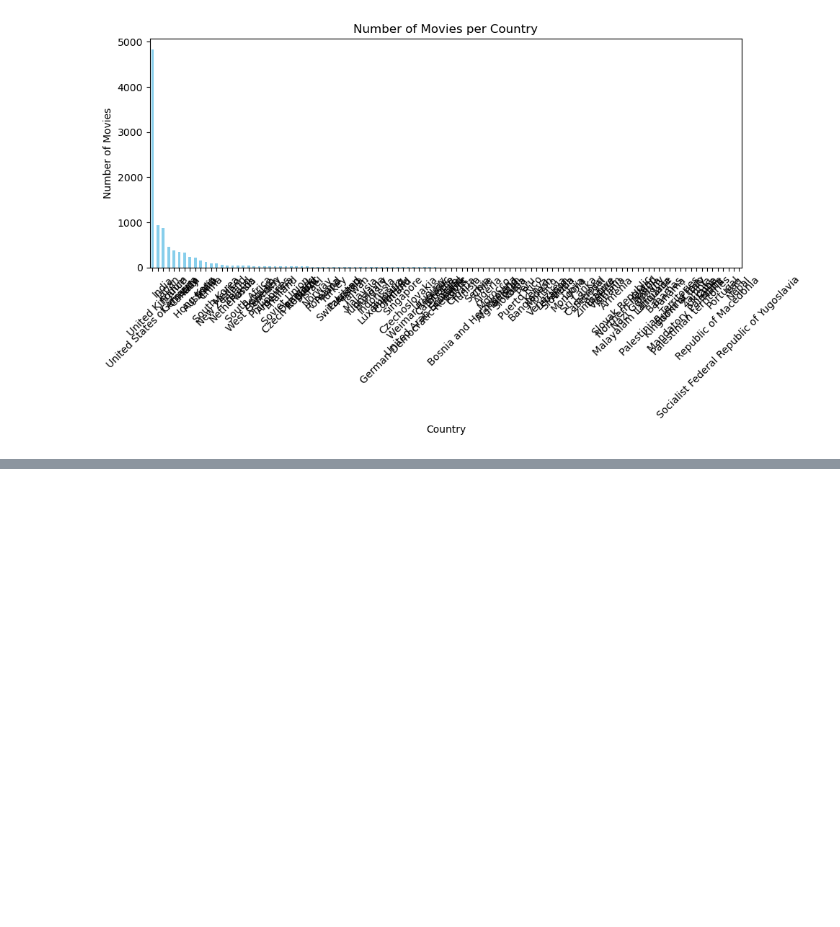
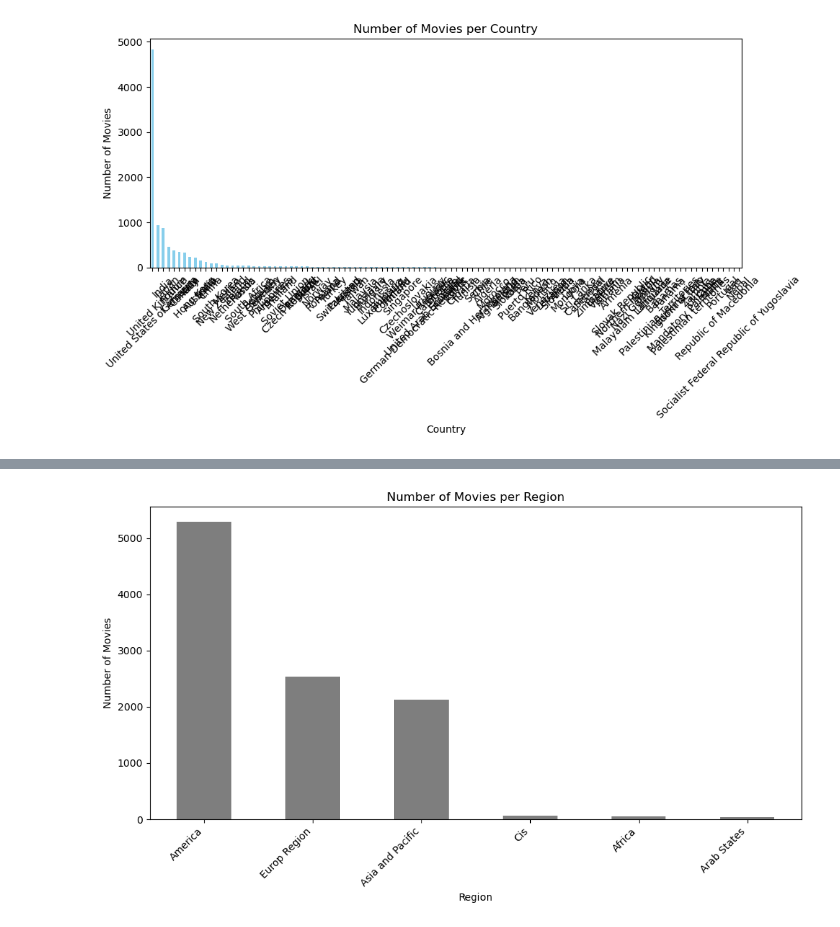
Before and after one commit to epfl-ada/ada-2023-project-boat2023, a Jupyter notebook: projectADA.ipynb, the cells around one changed output, grey strips where cells are left out. Saved outputs shown, nothing was run; the diff lists cells and outputs as text; code cells hidden in the pictures; blank space fills up the shorter version.

```diff
--- a/projectADA.ipynb
+++ b/projectADA.ipynb
@@ -310,0 +316,12 @@ FileNotFoundError: [Errno 2] No such file or directory: 'data/Countries_Region.x
+# %%
+df_regions = pd.read_excel('data/Countries_Region.xlsx')
+dfs = []
+new_df_regions = pd.DataFrame(['Country, Region'])
+for i in df_regions.columns:
+    region_name = i
+    # Create a DataFrame for each region with 'Country' and 'Region' columns
+    temp_df = pd.DataFrame({'Country': df_regions[i].dropna(), 'Region': region_name})
+
+    # Append each region DataFrame to the list
+    dfs.append(temp_df)
+new_df_regions = pd.concat(dfs, ignore_index=True)
@@ -310,0 +378,10 @@ FileNotFoundError: [Errno 2] No such file or directory: 'data/Countries_Region.x
+# %%
+country_to_region_df = pd.DataFrame(country_to_region.items(), columns=['Country', 'Region'])
+final_df_regions = pd.concat([country_to_region_df, new_df_regions], ignore_index=True)
+filtered_df_for_topics['Country_extract'] = filtered_df_for_topics['Countries'].apply(extract_countries_from_dictionary)
+
+def map_region(country_list):
+    return final_df_regions[final_df_regions['Country'].isin(country_list)]['Region'].tolist()
+
+# Apply the function to create a new column 'Region' in filtered_df_for_topics
+filtered_df_for_topics['Region'] = filtered_df_for_topics['Country_extract'].apply(map_region)
@@ -310,0 +399,13 @@ FileNotFoundError: [Errno 2] No such file or directory: 'data/Countries_Region.x
+# %%
+flattened_regions = filtered_df_for_topics['Region'].explode()
+movies_per_region = flattened_regions.value_counts()
+# Plot the number of movies per region
+plt.figure(figsize=(10, 6))
+movies_per_region.plot(kind='bar', color='#7e7e7e')
+plt.title('Number of Movies per Region')
+plt.xlabel('Region')
+plt.ylabel('Number of Movies')
+plt.xticks(rotation=45, ha='right')
+plt.tight_layout()
+# %% [output]
+[figure, added]
```
Also changed, not shown: parts of 19 cells of this notebook, 3 other files.
